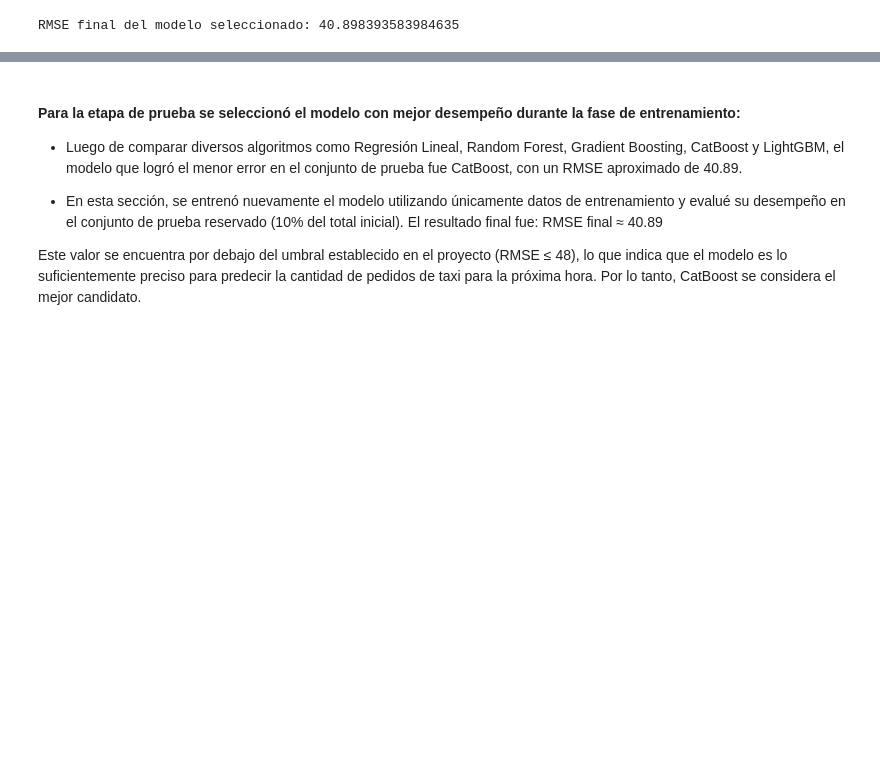
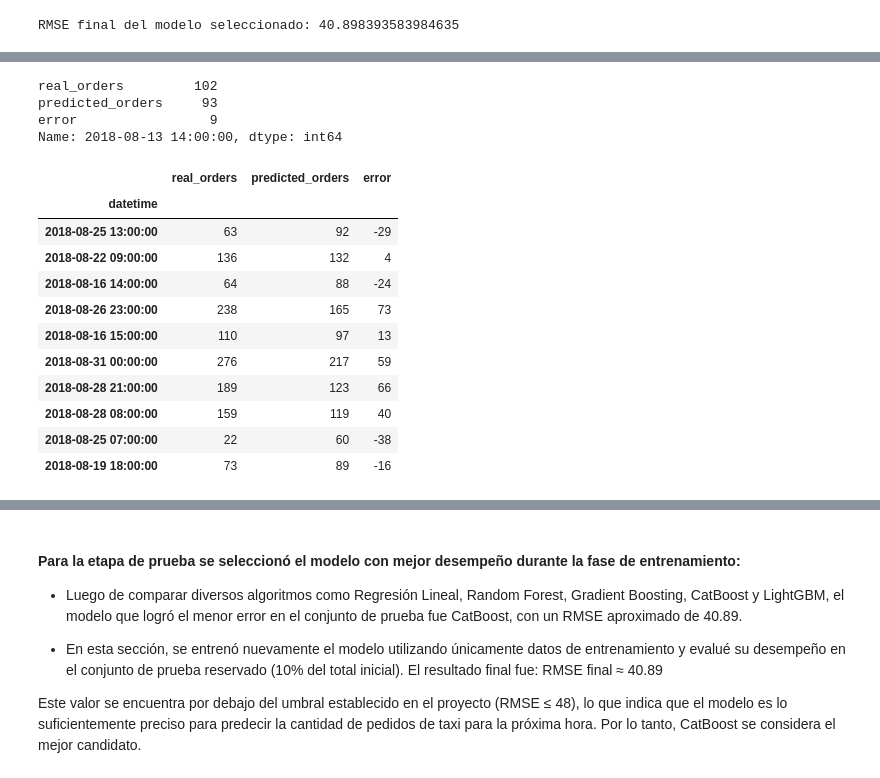
Before and after one commit to Lorena885/Airport-Taxi-Demand-Prediction-Model, a Jupyter notebook: notebook taxi demand.ipynb, the cells around one changed output, grey strips where cells are left out. Saved outputs shown, nothing was run; the diff lists cells and outputs as text; code cells hidden in the pictures; blank space fills up the shorter version.

```diff
--- a/notebook taxi demand.ipynb
+++ b/notebook taxi demand.ipynb
@@ -419,0 +446,22 @@ RMSE final del modelo seleccionado: 40.898393583984635
+# %%
+predictions_sample.iloc[0]
+# %% [output]
+real_orders         102
+predicted_orders     93
+error                 9
+Name: 2018-08-13 14:00:00, dtype: int64
+# %%
+predictions_sample.sample(10, random_state=42)
+# %% [output]
+|  | real_orders | predicted_orders | error |
+| datetime |  |  |  |
+| 2018-08-25 13:00:00 | 63 | 92 | -29 |
+| 2018-08-22 09:00:00 | 136 | 132 | 4 |
+| 2018-08-16 14:00:00 | 64 | 88 | -24 |
+| 2018-08-26 23:00:00 | 238 | 165 | 73 |
+| 2018-08-16 15:00:00 | 110 | 97 | 13 |
+| 2018-08-31 00:00:00 | 276 | 217 | 59 |
+| 2018-08-28 21:00:00 | 189 | 123 | 66 |
+| 2018-08-28 08:00:00 | 159 | 119 | 40 |
+| 2018-08-25 07:00:00 | 22 | 60 | -38 |
+| 2018-08-19 18:00:00 | 73 | 89 | -16 |
```
Also changed, not shown: parts of 16 cells of this notebook, 4 other files.
